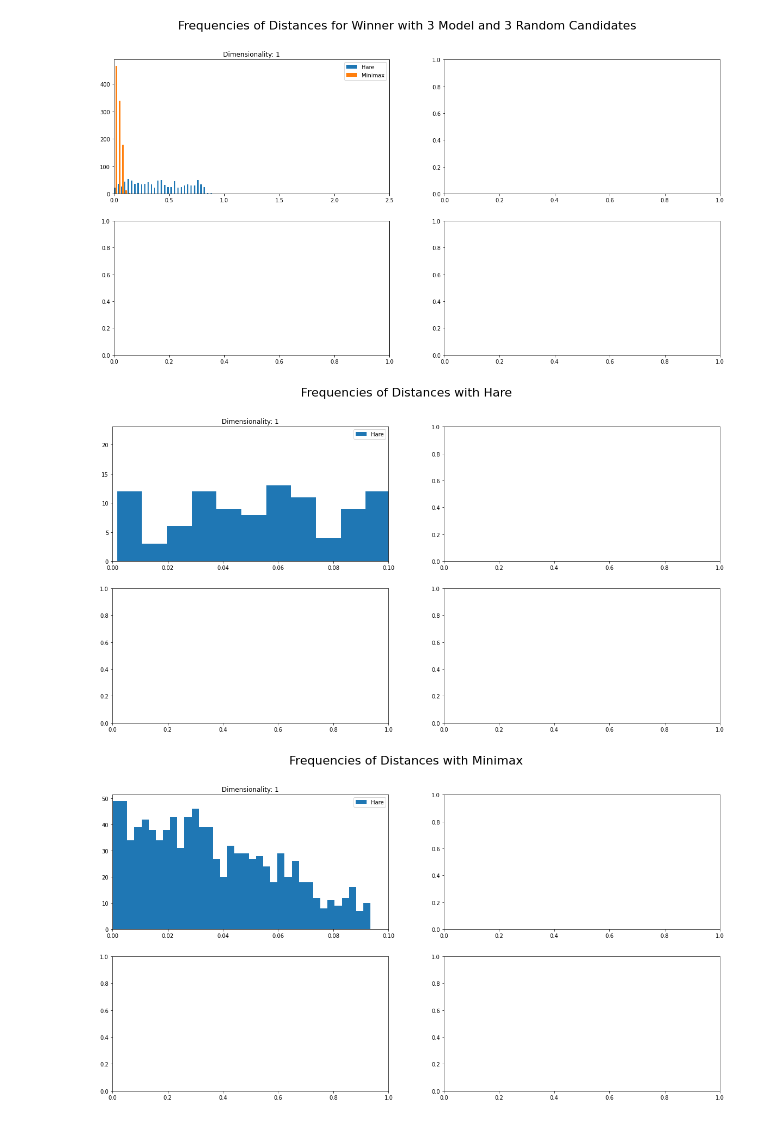
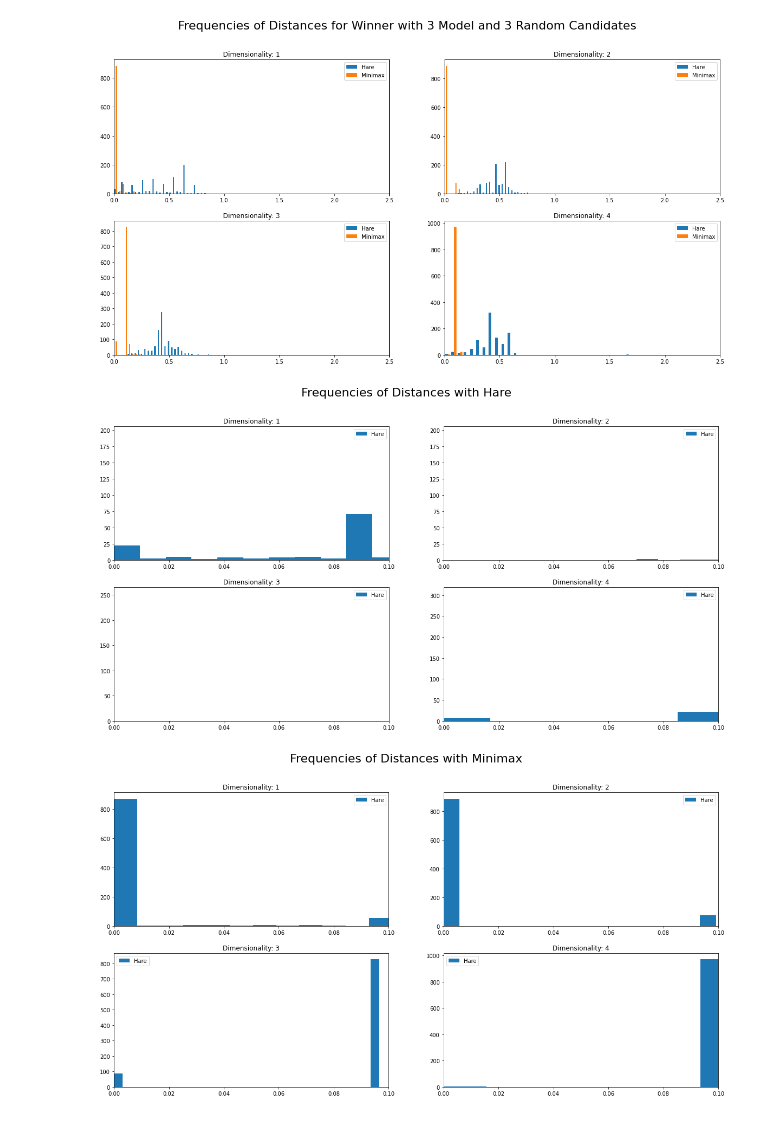
Before and after one commit to robbierobinette/rcv-tensorflow, a Jupyter notebook: plot_results.ipynb, the cells around one changed output. Saved outputs shown, nothing was run; the diff lists cells and outputs as text; code cells hidden in the pictures.

```diff
--- a/plot_results.ipynb
+++ b/plot_results.ipynb
@@ -108,40 +108,40 @@ def make_plots():
     # irv_results = [r for r in results if r.process.name == "Instant Runoff"]
     # h2h_results = [r for r in results if r.process.name == "Head-to-Head"]
 
-    irv_results: List[ProcessResult] = [load_path(s) for s in glob.glob("saved_results-do10/Hare*10000.p")]
-    h2h_results: List[ProcessResult] = [load_path(s) for s in glob.glob("saved_results-do10/Minimax*10000.p")]
+    irv_results: List[ProcessResult] = [load_path(s) for s in glob.glob("saved_results-17/Hare*10000.p")]
+    h2h_results: List[ProcessResult] = [load_path(s) for s in glob.glob("saved_results-17/Minimax*10000.p")]
 
     irv_results.sort(key=lambda x: x.dim)
     h2h_results.sort(key=lambda x: x.dim)
 
     def winners(results: ProcessResult) -> List[Candidate]:
         return results.stats.winners
 
     def get_candidates(results: ProcessResult) -> List[Candidate]:
         candidates: List[Candidate] = []
         for w, cc in zip(results.stats.winners, results.stats.candidates):
             mc = [c for c in cc if c.name[0] == 'm']
             candidates  += mc
         return candidates
 
     plot_both_results(
         [winners(ir) for ir in irv_results],
         [winners(hr) for hr in h2h_results],
         "Frequencies of Distances for Winner with 3 Model and 3 Random Candidates")
 
     plot_one_process(
         [winners(ir) for ir in irv_results],
         "Frequencies of Distances with Hare")
 
     plot_one_process(
         [winners(hr) for hr in h2h_results],
         "Frequencies of Distances with Minimax")
 
     #filtered_irv = [filter_results(ir) for ir in irv_results]
     #filtered_h2h = [filter_results(hr) for hr in h2h_results]
 
 make_plots()
 # %% [output]
-[figure, old version]
+[figure, new version]
-[figure, old version]
+[figure, new version]
-[figure, old version]
+[figure, new version]
```
Also changed, not shown: 1 other file.
